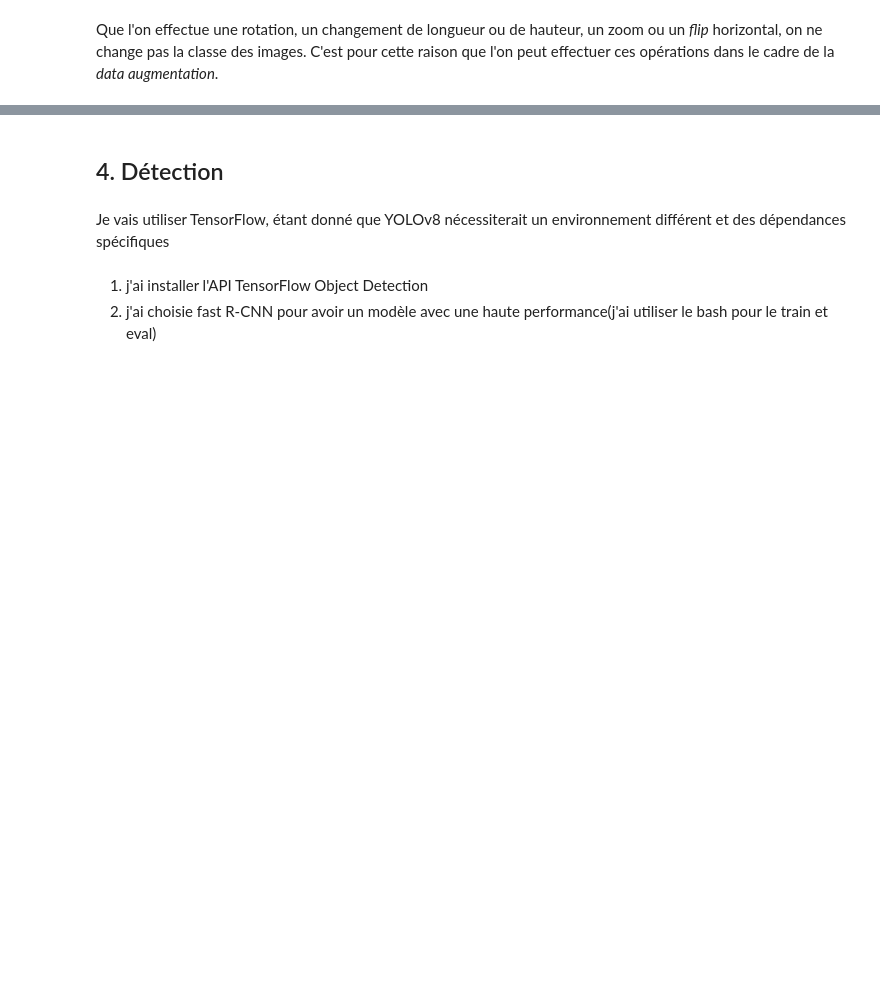
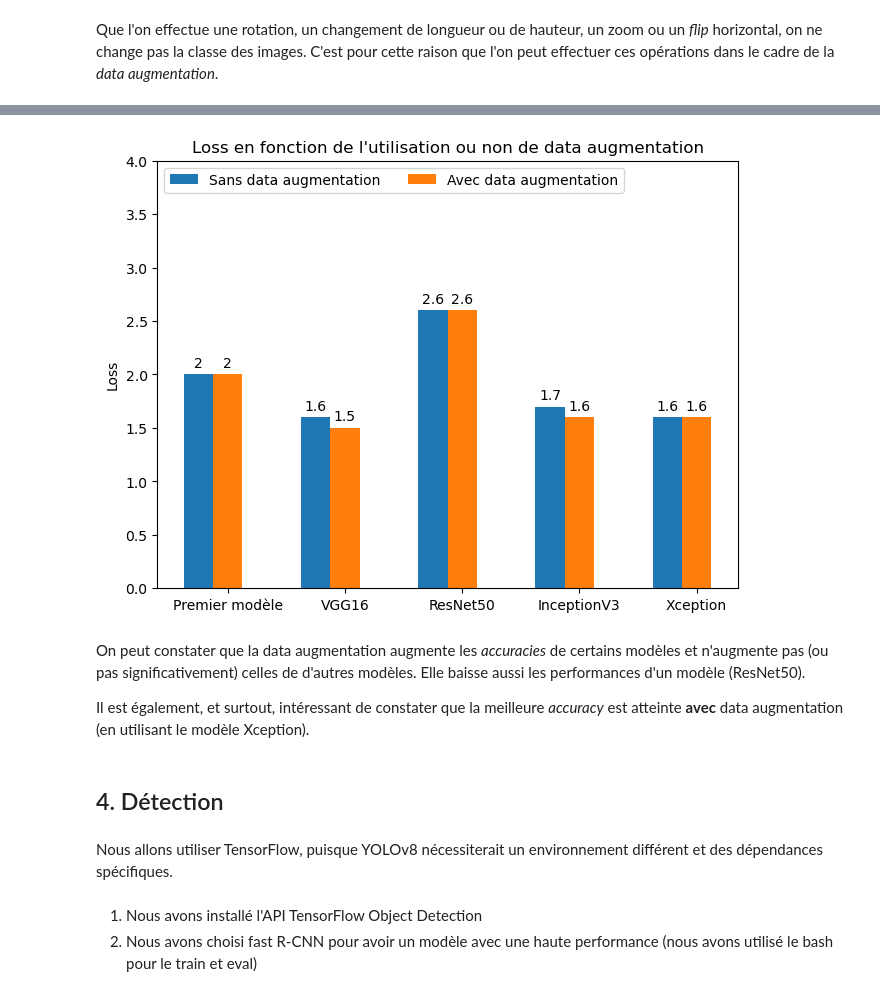
Before and after one commit to LunaGrandjean/PROJET_DEEP_LEARNING, a Jupyter notebook: Projet.ipynb, the cells around one changed output, grey strips where cells are left out. Cells and saved outputs as stored; diff of their text form; code cells hidden in the pictures; blank space fills up the shorter version.

```diff
--- a/Projet.ipynb
+++ b/Projet.ipynb
@@ -852,8 +921,41 @@ Validation loss: 2.077537775039673, Validation accuracy: 0.2708333432674408
+# %%
+modeles = ("Premier modèle", "VGG16", "ResNet50", "InceptionV3", "Xception")
+donnees = {
+    "Sans data augmentation": [round(l, 1) for l in losses_1],
+    "Avec data augmentation": [round(l, 1) for l in losses_2]
+}
+
+x = np.arange(len(modeles))  # the label locations
+width = 0.25  # the width of the bars
+multiplier = 0
+
+fig, ax = plt.subplots(layout='constrained')
+
+for attribute, measurement in donnees.items():
+    offset = width * multiplier
+    rects = ax.bar(x + offset, measurement, width, label=attribute)
+    ax.bar_label(rects, padding=3)
+    multiplier += 1
+
+# Add some text for labels, title and custom x-axis tick labels, etc.
+ax.set_ylabel("Loss")
+ax.set_title("Loss en fonction de l'utilisation ou non de data augmentation")
+ax.set_xticks(x + width, modeles)
+ax.legend(loc='upper left', ncols=2)
+ax.set_ylim(0, 4)
+
+plt.show()
+# %% [output]
+[figure, added]
+# %% [markdown]
+On peut constater que la data augmentation augmente les *accuracies* de certains modèles et n'augmente pas (ou pas significativement) celles de d'autres modèles. Elle baisse aussi les performances d'un modèle (ResNet50).
+
+Il est également, et surtout, intéressant de constater que la meilleure *accuracy* est atteinte **avec** data augmentation (en utilisant le modèle Xception).
 # %% [markdown]
 ## 4. Détection
 # %% [markdown]
-Je vais utiliser TensorFlow, étant donné que YOLOv8 nécessiterait un environnement différent et des dépendances spécifiques
+Nous allons utiliser TensorFlow, puisque YOLOv8 nécessiterait un environnement différent et des dépendances spécifiques.
 # %% [markdown]
-1. j'ai installer l'API TensorFlow Object Detection
-2. j'ai choisie fast R-CNN pour avoir un modèle avec une haute performance(j'ai utiliser le bash pour le train et eval)
+1. Nous avons installé l'API TensorFlow Object Detection
+2. Nous avons choisi fast R-CNN pour avoir un modèle avec une haute performance (nous avons utilisé le bash pour le train et eval)
 # %%
```
Also changed, not shown: parts of 23 cells of this notebook.
